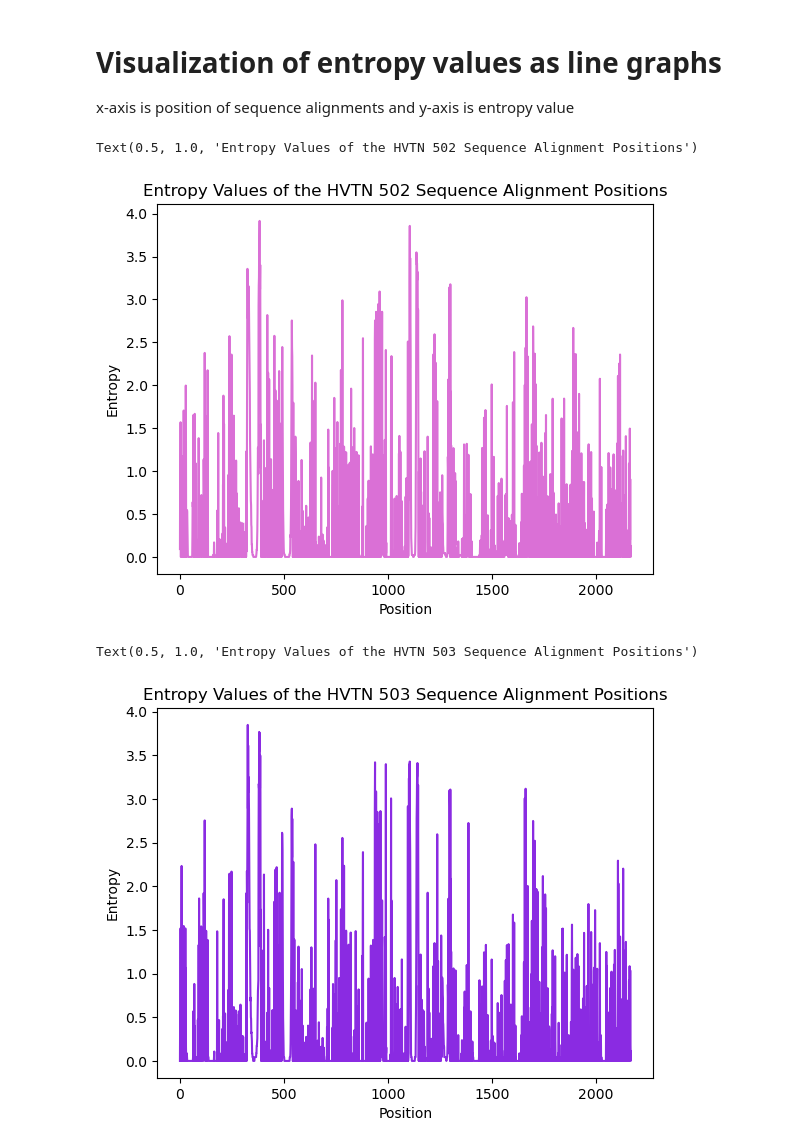
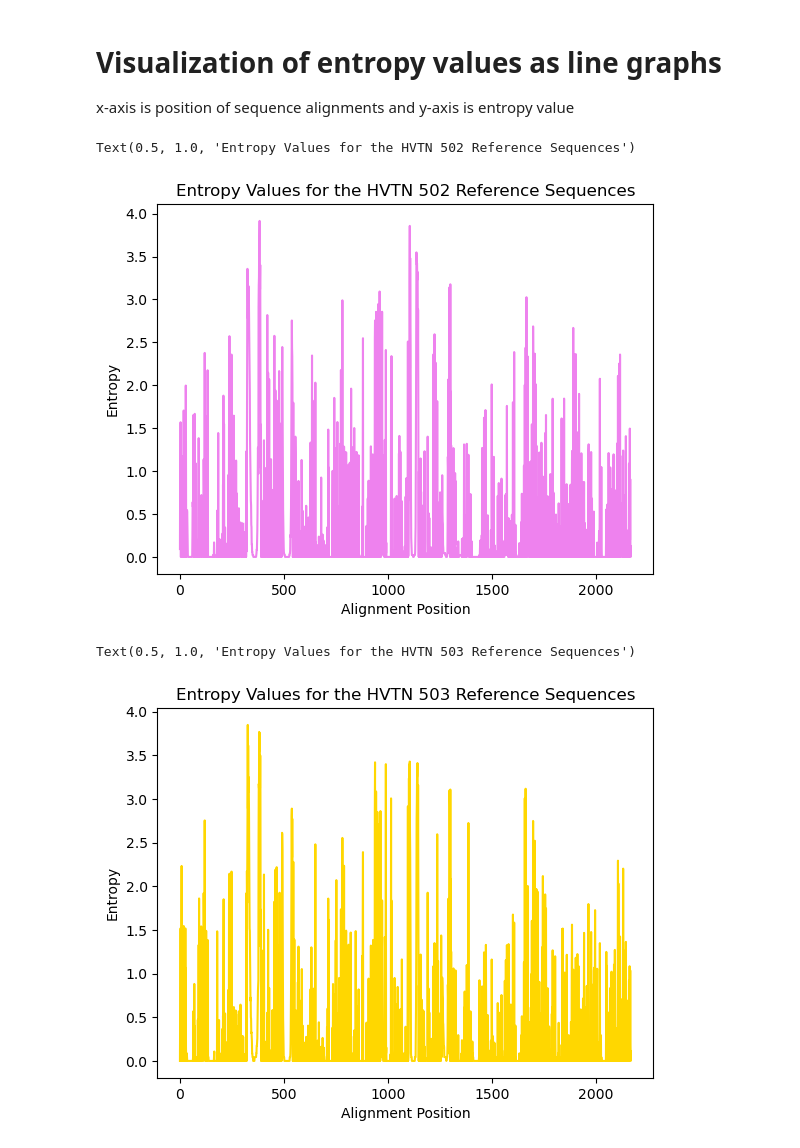
Before and after one commit to MarthinMandig/Fred_Hutch_HIV_Dump_Code, a Jupyter notebook: Jupyter Notebook Fred Hutch HIV Code.ipynb, the cells around one changed output. Drawn from its saved outputs; the diff is of its cells as text; code cells hidden in the pictures.

```diff
--- a/Jupyter Notebook Fred Hutch HIV Code.ipynb
+++ b/Jupyter Notebook Fred Hutch HIV Code.ipynb
@@ -625,29 +625,29 @@ x = list(range(len(HVTN502_entropy))) #List creates a list object of the entropy
 y = HVTN502_entropy
 
 
-plt.plot(x, y, color='orchid')
-plt.xlabel("Position")
+plt.plot(x, y, color='violet')
+plt.xlabel("Alignment Position")
 plt.ylabel("Entropy")
-plt.title("Entropy Values of the HVTN 502 Sequence Alignment Positions")
+plt.title("Entropy Values for the HVTN 502 Reference Sequences")
 # %% [output]
-Text(0.5, 1.0, 'Entropy Values of the HVTN 502 Sequence Alignment Positions')
+Text(0.5, 1.0, 'Entropy Values for the HVTN 502 Reference Sequences')
-[figure, old version]
+[figure, new version]
 # %%
 #This code visualizes the entropy of HVTN 503
 
 
 #This code converts the HVTN 503 sequence data to a numerical x-axis
 x = list(range(len(HVTN503_entropy))) #List creates a list object of the entropy
 y = HVTN503_entropy
 
 
-plt.plot(x, y, color='blueviolet')
-plt.xlabel("Position")
+plt.plot(x, y, color='gold')
+plt.xlabel("Alignment Position")
 plt.ylabel("Entropy")
-plt.title("Entropy Values of the HVTN 503 Sequence Alignment Positions")
+plt.title("Entropy Values for the HVTN 503 Reference Sequences")
 # %% [output]
-Text(0.5, 1.0, 'Entropy Values of the HVTN 503 Sequence Alignment Positions')
+Text(0.5, 1.0, 'Entropy Values for the HVTN 503 Reference Sequences')
-[figure, old version]
+[figure, new version]
 # %%
 #This code visualizes the entropy of USHMHRP_RV144
 
```
Also changed, not shown: parts of 15 cells of this notebook.
